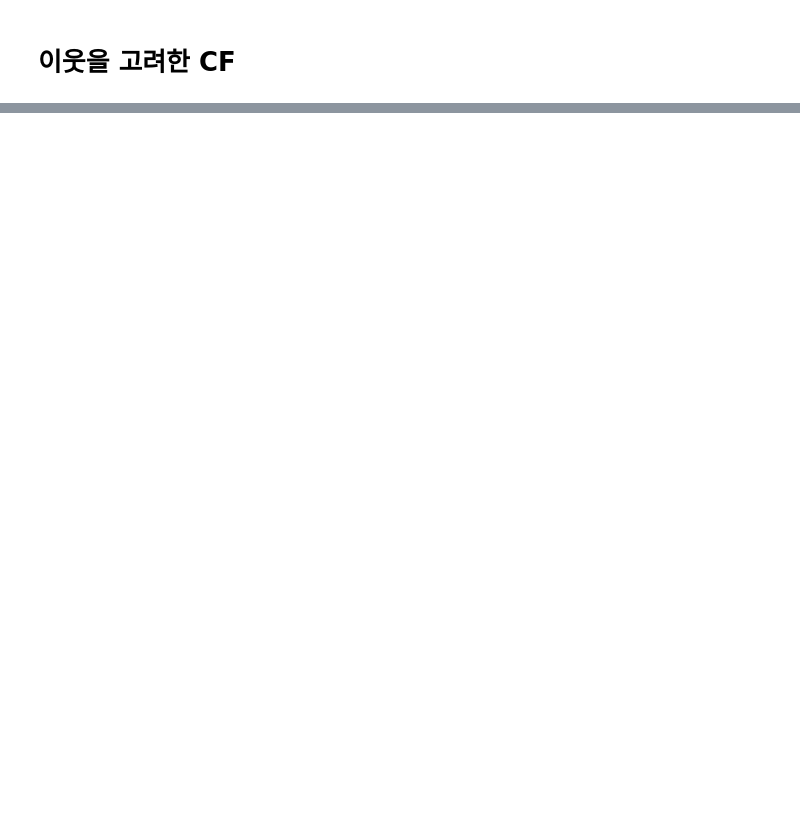
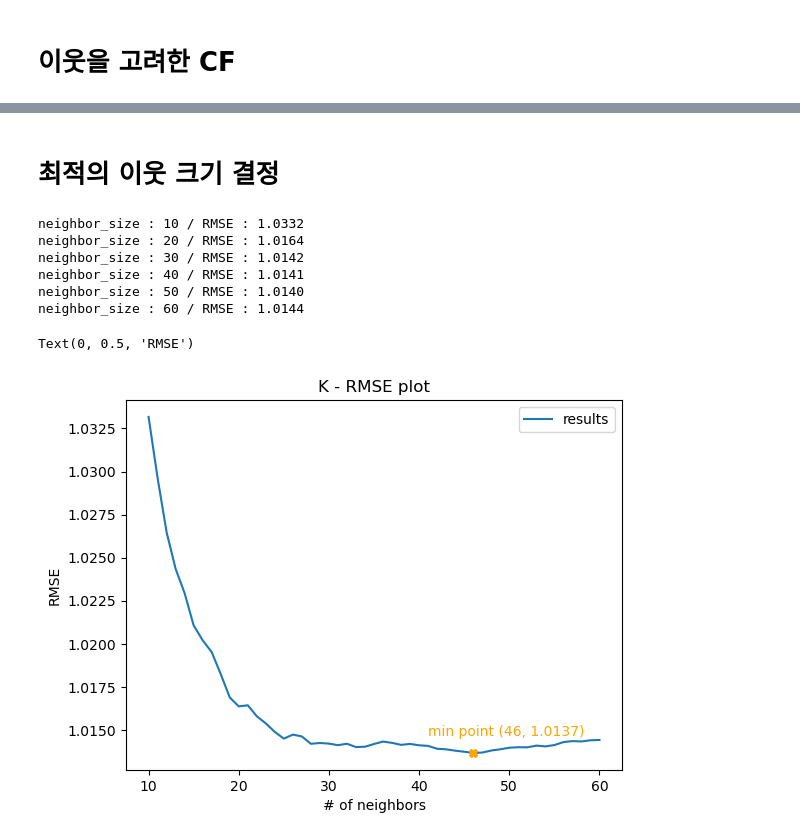
Before and after one commit to mkk4726/python_recommendation_system, a Jupyter notebook: src/chapter3.ipynb, the cells around one changed output, grey strips where cells are left out. Cells and saved outputs as stored; diff of their text form; code cells hidden in the pictures; blank space fills up the shorter version.

```diff
--- a/src/chapter3.ipynb
+++ b/src/chapter3.ipynb
@@ -217,0 +350,2 @@ smilarity: corr , 1.3774
+# %% [markdown]
+# 최적의 이웃 크기 결정
@@ -217,0 +365,34 @@ smilarity: corr , 1.3774
+# %%
+neighbor_sizes = [i for i in range(10, 61)]
+results = []
+
+for k in neighbor_sizes:
+  result = score_CF(CF_knn, simil='cosine', neighbor_size=k)
+  results.append(result)
+  if (k % 10 == 0):
+    print(f"neighbor_size : {k} / RMSE : {result:.4f}")
+# %% [output]
+neighbor_size : 10 / RMSE : 1.0332
+neighbor_size : 20 / RMSE : 1.0164
+neighbor_size : 30 / RMSE : 1.0142
+neighbor_size : 40 / RMSE : 1.0141
+neighbor_size : 50 / RMSE : 1.0140
+neighbor_size : 60 / RMSE : 1.0144
+# %%
+import matplotlib.pyplot as plt
+
+result_df = pd.DataFrame(index=neighbor_sizes, data=results, columns=['results'])
+result_df.plot()
+
+min_k =result_df.index[np.argmin(result_df['results'])]
+min_rmse = result_df.loc[min_k]['results']
+
+plt.text(min_k-5, min_rmse+0.001, f'min point ({min_k}, {min_rmse:.4f})', color='orange')
+plt.plot(min_k, min_rmse, marker='X', color='orange')
+
+plt.title('K - RMSE plot')
+plt.xlabel('# of neighbors')
+plt.ylabel('RMSE')
+# %% [output]
+Text(0, 0.5, 'RMSE')
+[figure, added]
```
Also changed, not shown: parts of 31 cells of this notebook.
